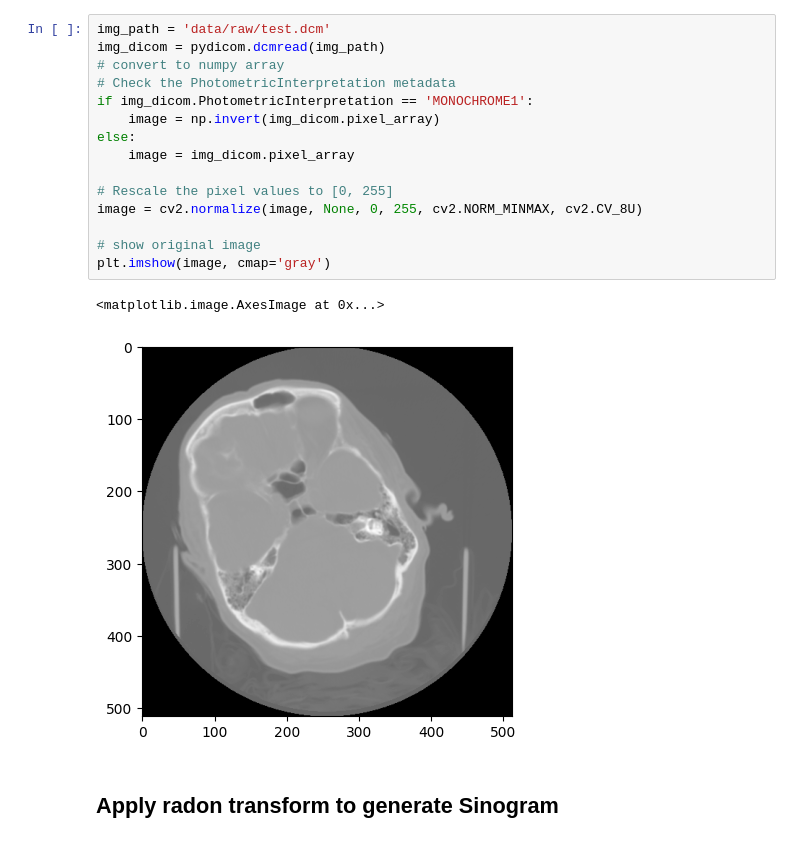
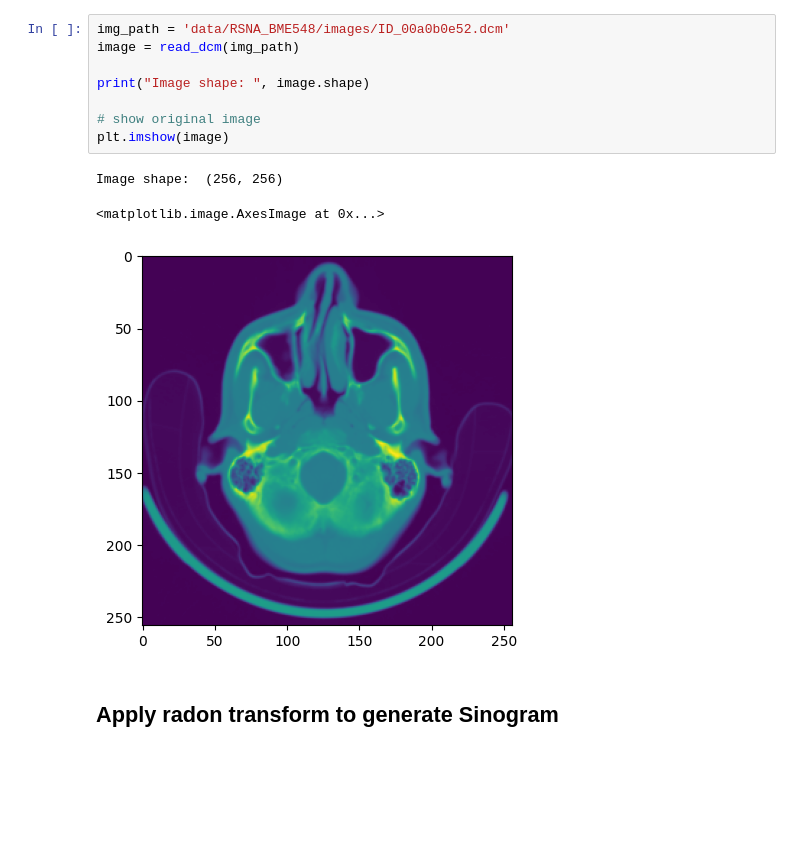
Before and after one commit to jpscardoso97/ich-detection, a Jupyter notebook: notebooks/sinogram.ipynb, the cells around one changed output. Drawn from its saved outputs; the diff is of its cells as text; blank space fills up the shorter version.

```diff
--- a/notebooks/sinogram.ipynb
+++ b/notebooks/sinogram.ipynb
@@ -12,21 +16,15 @@ if os.getcwd().split('/')[-1] == "notebooks":
-# %%
-img_path = 'data/raw/test.dcm'
-img_dicom = pydicom.dcmread(img_path)
-# convert to numpy array
-# Check the PhotometricInterpretation metadata
-if img_dicom.PhotometricInterpretation == 'MONOCHROME1':
-    image = np.invert(img_dicom.pixel_array)
-else:
-    image = img_dicom.pixel_array
-
-# Rescale the pixel values to [0, 255]
-image = cv2.normalize(image, None, 0, 255, cv2.NORM_MINMAX, cv2.CV_8U)
-
-# show original image
-plt.imshow(image, cmap='gray')
-# %% [output]
-<matplotlib.image.AxesImage at 0x...>
-[figure, removed]
+# %%
+img_path = 'data/RSNA_BME548/images/ID_00a0b0e52.dcm'
+image = read_dcm(img_path)
+
+print("Image shape: ", image.shape)
+
+# show original image
+plt.imshow(image)
+# %% [output]
+Image shape:  (256, 256)
+<matplotlib.image.AxesImage at 0x...>
+[figure, added]
 # %% [markdown]
 ## Apply radon transform to generate Sinogram
 # %%
```
Also changed, not shown: parts of 4 cells of this notebook, 9 other files.
